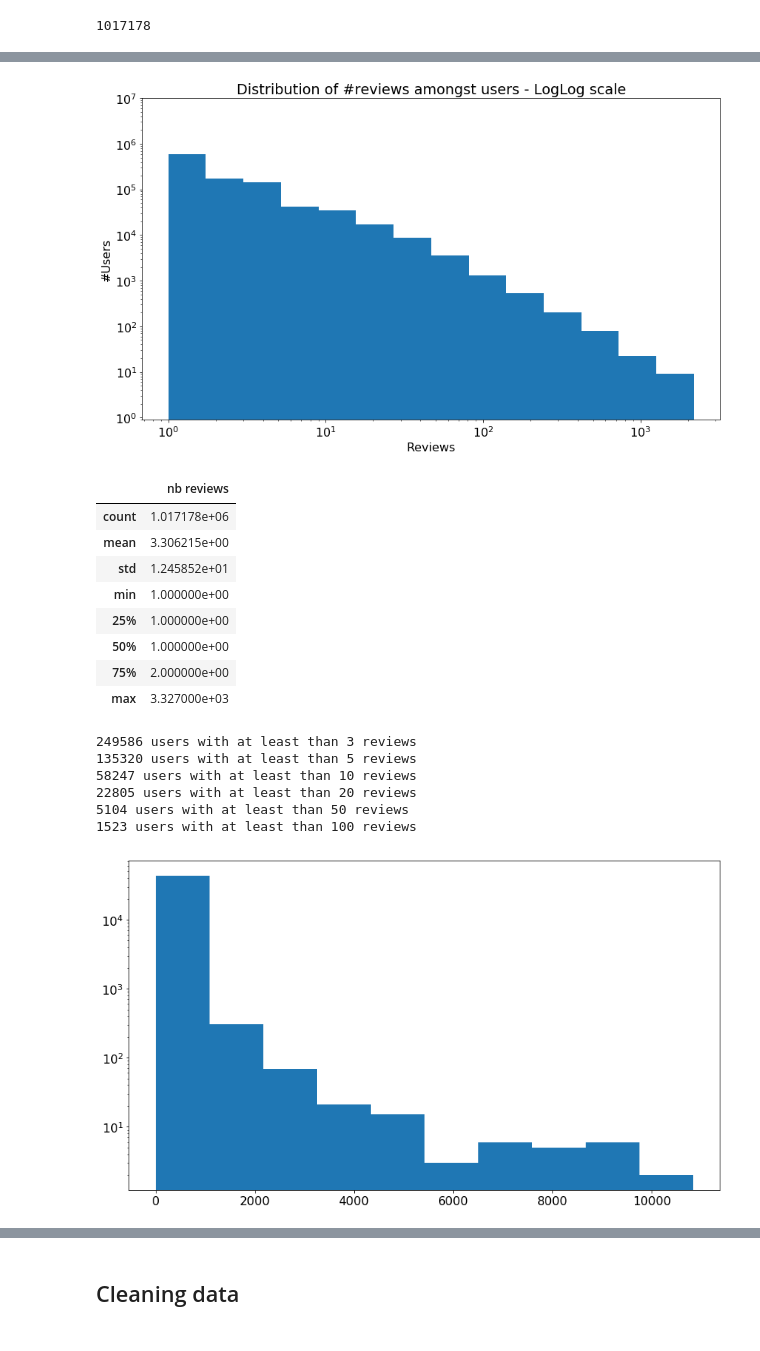
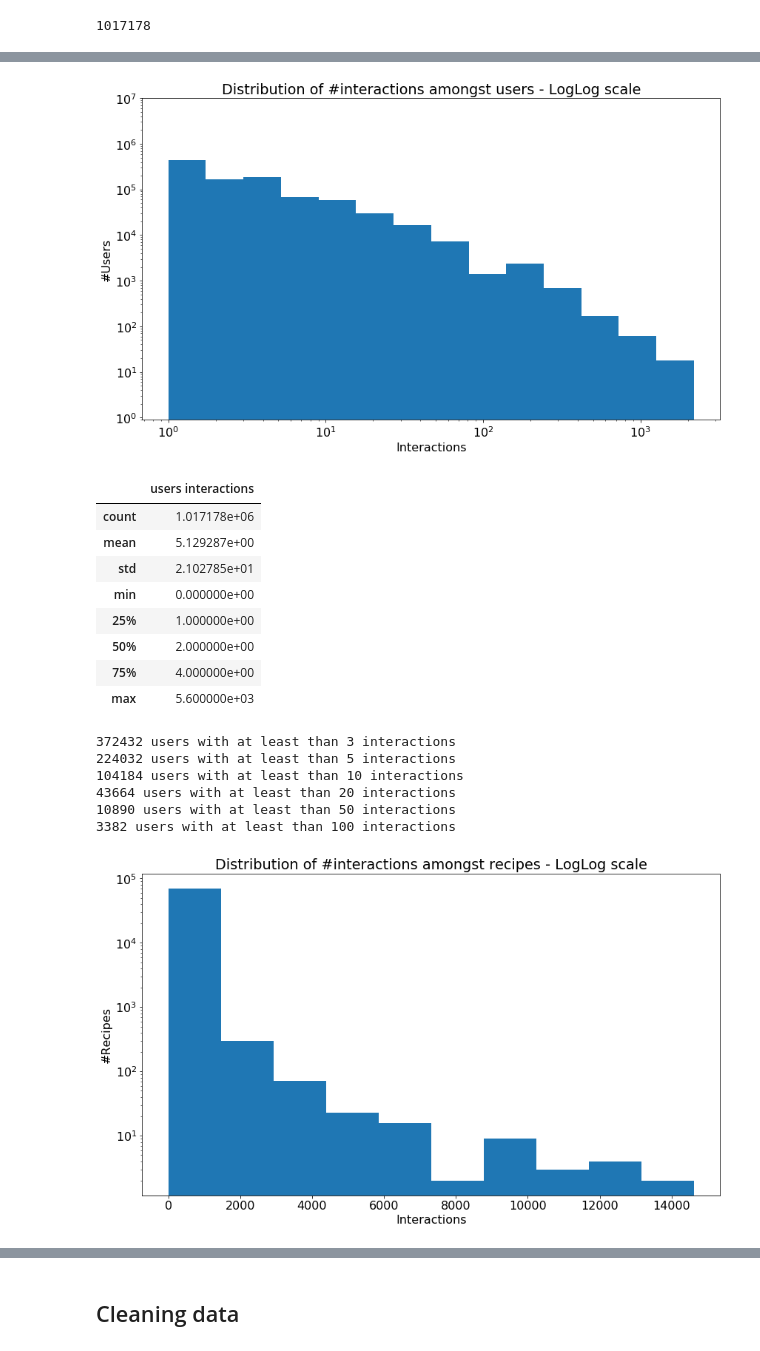
Before and after one commit to JRappaz/Foodie, a Jupyter notebook: python/Model.ipynb, the cells around one changed output, grey strips where cells are left out. Saved outputs shown, nothing was run; the diff lists cells and outputs as text; code cells hidden in the pictures.

Commit message:
Create ingredient based Model to cluster users and get recipes corresponing

```diff
--- a/python/Model.ipynb
+++ b/python/Model.ipynb
@@ -13,0 +42,12 @@ import pylab as pl
+# %%
+with open("data/madeUserRecipes.json", "w") as file:
+    file.write(json.dumps(userRecipes))
+
+with open("data/madeRecipeUsers.json", "w") as file:
+    file.write(json.dumps(recipeUsers))
+# %%
+with open("data/madeUserRecipes.json", "r") as file:
+    userRecipes = json.loads(file.read())
+
+with open("data/madeRecipeUsers.json", "r") as file:
+    recipeUsers = json.loads(file.read())
@@ -54,14 +93,14 @@ for recipe in recipes:
             userRecipes[user].append(recipe)
             recipeUsers[recipe].append(user)
 # %%
-with open("data/userRecipes.json", "w") as file:
+with open("data/reviewUserRecipes.json", "w") as file:
     file.write(json.dumps(userRecipes))
 
-with open("data/recipeUsers.json", "w") as file:
+with open("data/reviewRecipeUsers.json", "w") as file:
     file.write(json.dumps(recipeUsers))
 # %%
-with open("data/userRecipes.json", "r") as file:
+with open("data/reviewUserRecipes.json", "r") as file:
     userRecipes = json.loads(file.read())
 
-with open("data/recipeUsers.json", "r") as file:
+with open("data/reviewRecipeUsers.json", "r") as file:
     recipeUsers = json.loads(file.read())
@@ -91,8 +132,8 @@ fig = pl.gcf()
 fig.set_size_inches(14, 8)
 plt.xscale('log')
 
-pl.title('Distribution of #reviews amongst users - LogLog scale')
-pl.xlabel('Reviews')
+pl.title('Distribution of #interactions amongst users - LogLog scale')
+pl.xlabel('Interactions')
 pl.ylabel('#Users')
 
 axes = plt.gca()
@@ -100,39 +141,42 @@ axes.set_ylim([0.9,10**7])
 matplotlib.rc('font', **font)
 plt.show()
 # %% [output]
-[figure, old version]
+[figure, new version]
 # %%
 pdUserDistrib = pd.DataFrame(userDistrib)
-pdUserDistrib.columns = ["nb reviews"]
+pdUserDistrib.columns = ["users interactions"]
 pdUserDistrib.describe()
 # %% [output]
-|  | nb reviews |
+|  | users interactions |
 | count | 1.017178e+06 |
-| mean | 3.306215e+00 |
-| std | 1.245852e+01 |
-| min | 1.000000e+00 |
+| mean | 5.129287e+00 |
+| std | 2.102785e+01 |
+| min | 0.000000e+00 |
 | 25% | 1.000000e+00 |
-| 50% | 1.000000e+00 |
-| 75% | 2.000000e+00 |
-| max | 3.327000e+03 |
+| 50% | 2.000000e+00 |
+| 75% | 4.000000e+00 |
+| max | 5.600000e+03 |
 # %%
 for i in [3, 5, 10, 20, 50, 100]:
-    print(str(len(pdUserDistrib[pdUserDistrib["nb reviews"] >= i])) + " users with at least than " + str(i) + " reviews")
+    print(str(len(pdUserDistrib[pdUserDistrib["users interactions"] >= i])) + " users with at least than " + str(i) + " interactions")
 # %% [output]
-249586 users with at least than 3 reviews
-135320 users with at least than 5 reviews
-58247 users with at least than 10 reviews
-22805 users with at least than 20 reviews
-5104 users with at least than 50 reviews
-1523 users with at least than 100 reviews
+372432 users with at least than 3 interactions
+224032 users with at least than 5 interactions
+104184 users with at least than 10 interactions
+43664 users with at least than 20 interactions
+10890 users with at least than 50 interactions
+3382 users with at least than 100 interactions
 # %%
 recipeDistrib = list(map(lambda x: len(recipeUsers[x]), recipes))
 fig = pl.gcf()
+pl.title('Distribution of #interactions amongst recipes - LogLog scale')
+pl.xlabel('Interactions')
+pl.ylabel('#Recipes')
 fig.set_size_inches(14, 8)
 plt.hist(recipeDistrib,  log=True)
 plt.show()
 # %% [output]
-[figure, old version]
+[figure, new version]
 # %%
 plt.hist(recipeDistrib, log=True, bins=np.sqrt(3)**(np.arange(0,15)))
 fig = pl.gcf()
```
Also changed, not shown: parts of 61 cells of this notebook, 36 other files.
